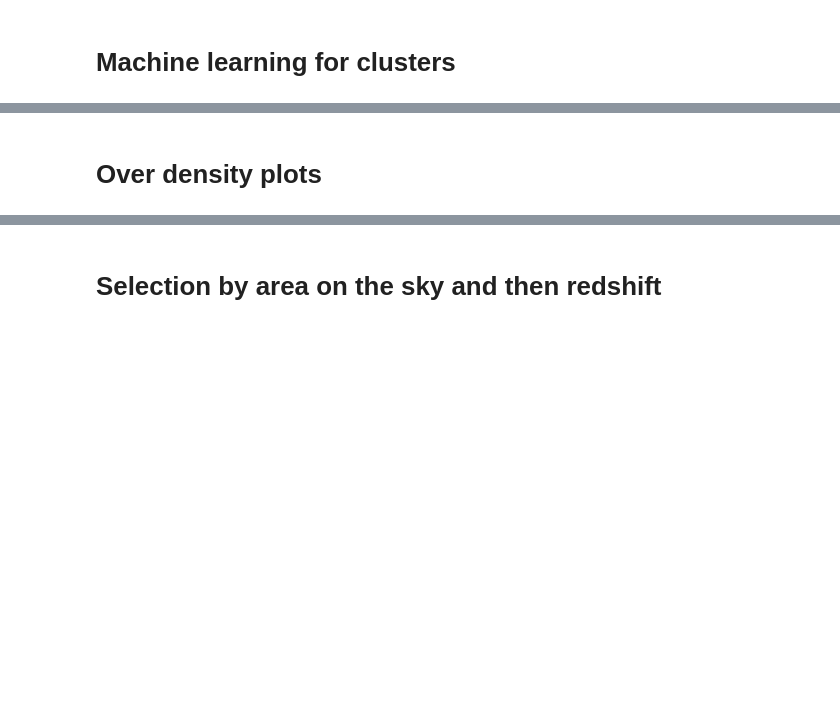
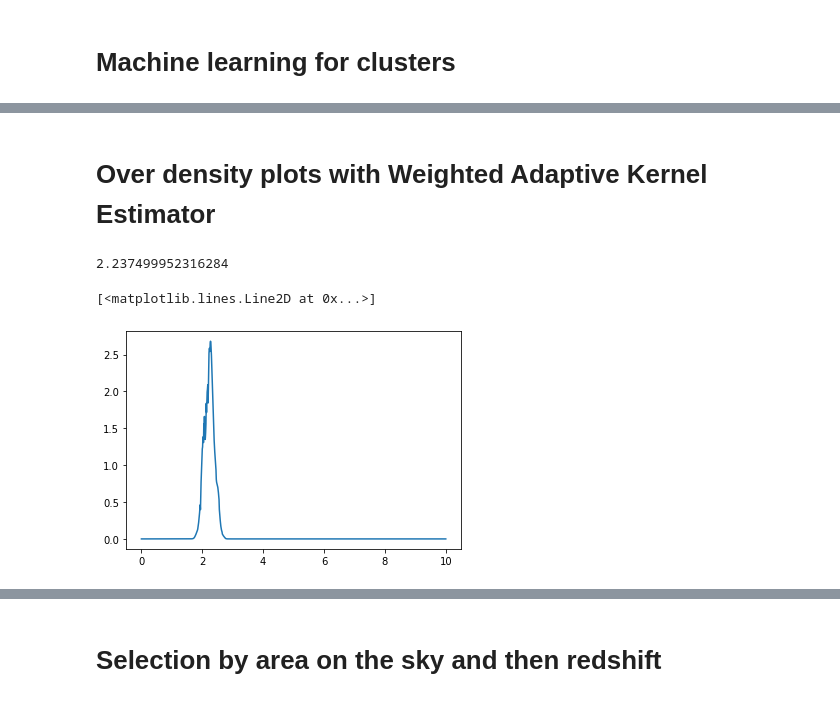
Before and after one commit to MalteBrinch/Cosmos2020, a Jupyter notebook: cosmos2020z.ipynb, the cells around one changed output, grey strips where cells are left out. Drawn from its saved outputs; the diff is of its cells as text; code cells hidden in the pictures; blank space fills up the shorter version.

```diff
--- a/cosmos2020z.ipynb
+++ b/cosmos2020z.ipynb
@@ -147,7 +177,7 @@ from sklearn.cluster import DBSCAN
 
 corr=[0]*len(alook)
 for i in range(0,len(alook)):
-    corr[i]=[alook[i], dlook[i]]
+    corr[i]=[alook[i], dlook[i],zlook[i]]
 #print(corr)
 
 X=np.array(corr)#[alook,dlook]
@@ -198,8 +215,9 @@ from sklearn.manifold import TSNE
 import seaborn as sns
 import hdbscan
 #projection = TSNE().fit_transform(X)
-
-clusterer = hdbscan.HDBSCAN(min_cluster_size=100,min_samples=100,cluster_selection_epsilon=0.1,
+#'eom' and 'leaf'
+#min_samples=10
+clusterer = hdbscan.HDBSCAN(min_cluster_size=10,min_samples=10,cluster_selection_epsilon=0,cluster_selection_method='leaf',
                             prediction_data=True).fit(X)
 
 color_palette = sns.color_palette('Paired', 100)
@@ -208,7 +226,9 @@ cluster_colors = [color_palette[x] if x >= 0
                   for x in clusterer.labels_]
 cluster_member_colors = [sns.desaturate(x, p) for x, p in
                          zip(cluster_colors, clusterer.probabilities_)]
-plt.figure(dpi=500)
+plt.figure()
 plt.scatter(alook,dlook, s=50, linewidth=0, c=cluster_member_colors, alpha=0.25)
+#plt.plot(150.35,2.33,'.')
+#plt.plot(acand[dc], dcand[dc],'.')
 plt.xlabel('alpha')
 plt.ylabel('delta')
@@ -293,2 +304,2 @@ plt.scatter(*X[outliers].T, s=50, linewidth=0, c='red', alpha=0.5)
 # %% [markdown]
-# Over density plots
+# Over density plots with Weighted Adaptive Kernel Estimator
@@ -294,0 +314,32 @@ plt.scatter(*X[outliers].T, s=50, linewidth=0, c='red', alpha=0.5)
+# %%
+#calculate weights from zpdf
+from __future__ import print_function
+
+import numpy as np
+from scipy.integrate import simps
+from numpy import trapz
+
+#print(zsearch)
+#zsiz
+#print(zpdflook)
+
+
+zrange=np.arange(0,10.01,0.01)#z range for pdf
+zrangetemp=zrange[zrange<zsearch+zsiz]
+zrangelook=zrangetemp[zrangetemp>zsearch-zsiz]
+weight=[float('NaN')]*len(zlook)
+
+for i in range(0,len(zlook)):
+    zpdftemp2=zpdflook[i][zrange<zsearch+zsiz]
+    zpdflook2=zpdftemp2[zrangetemp>zsearch-zsiz]
+    # Compute the area using the composite trapezoidal rule.
+    weight[i] = trapz(zpdflook2, dx=0.01)#we know the area of prob will be eaual to one
+
+#print(weight)
+
+print(zlook[2])
+plt.plot(zrange,zpdflook[2])
+# %% [output]
+2.237499952316284
+[<matplotlib.lines.Line2D at 0x...>]
+[figure, added]
```
Also changed, not shown: parts of 50 cells of this notebook.
